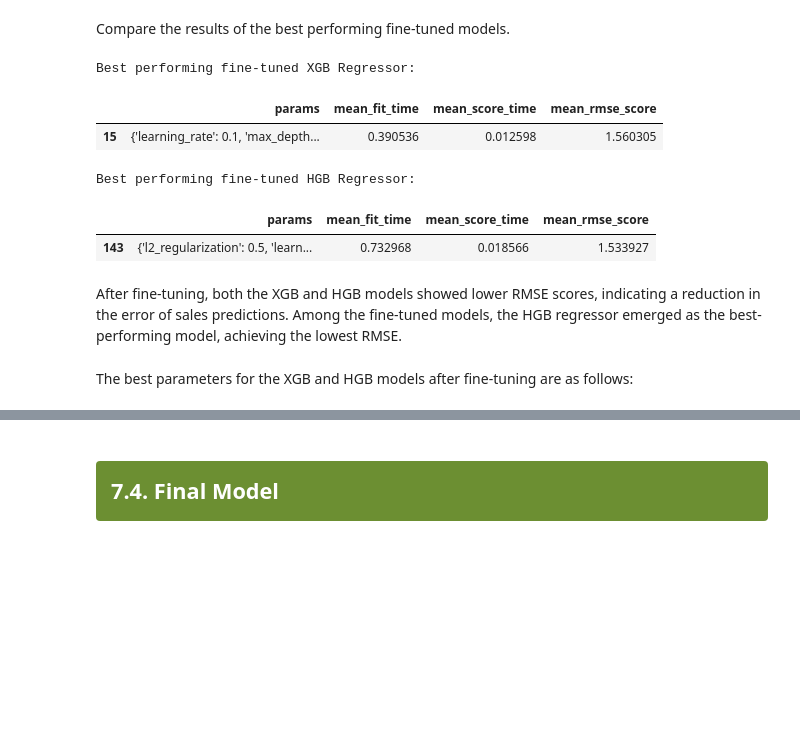
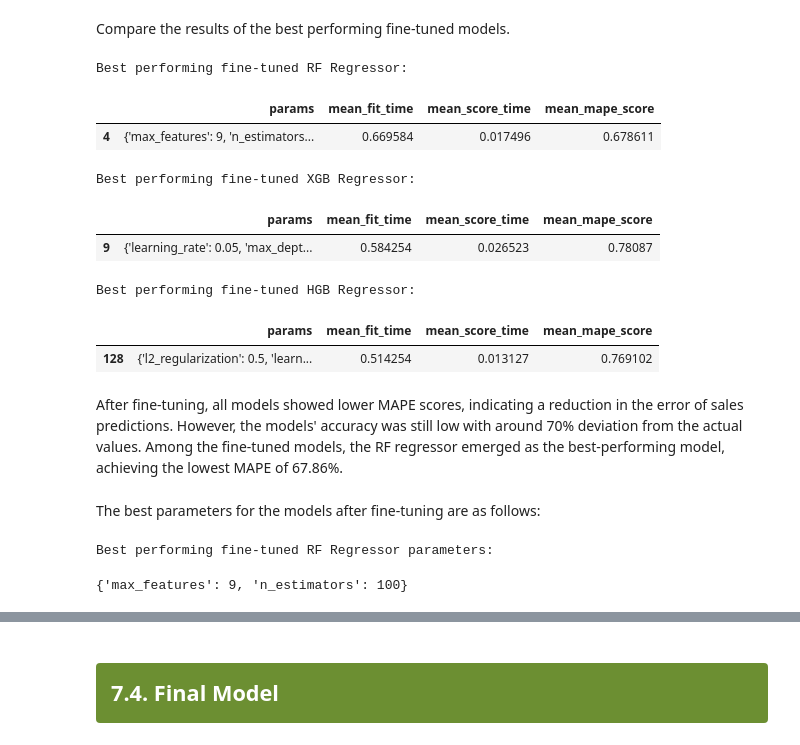
Before and after one commit to MeganHolborn/Avocado-price-optimisation, a Jupyter notebook: Notebook.ipynb, the cells around one changed output, grey strips where cells are left out. Saved outputs shown, nothing was run; the diff lists cells and outputs as text; code cells hidden in the pictures; blank space fills up the shorter version.

```diff
--- a/Notebook.ipynb
+++ b/Notebook.ipynb
@@ -711,6 +709,3 @@ Log transform the predictor variable, since its values are skewed to the right.
-# %%
-y_train = np.log(y_train)
-y_test = np.log(y_test)
 # %% [markdown]
 <h2 style="color: white; background-color: #6C8F32; margin: 8px; padding: 15px; padding-left: 15px; border-radius: 4px;">7.2. Model Selection and Evaluation</h2>
 # %% [markdown]
@@ -748,12 +745,10 @@ def baseline_model_comparison(model_types:dict, X_train, X_test, y_train, y_test
     for i, (name, model) in enumerate(model_types.items()):
 
         # Model cross validation
-        cv_results = cross_validate(model, X=X_train, y=y_train, scoring=['neg_root_mean_squared_error'], cv=5, verbose=False)
+        cv = KFold(n_splits=5, shuffle=False)
+        cv_results = cross_validate(model, X=X_train, y=y_train, scoring='neg_mean_absolute_percentage_error', cv=cv, verbose=False)
         mean_cv_results = pd.DataFrame(cv_results).mean(axis=0)
-        mean_cv_results.rename({'test_neg_root_mean_squared_error': 'neg_log_rmse'}, inplace=True)
-        mean_cv_results['log_rmse'] = -mean_cv_results['neg_log_rmse']
-        mean_cv_results.drop('neg_log_rmse', inplace=True)
-        mean_cv_results['rmse']=np.exp(mean_cv_results['log_rmse'])
+        mean_cv_results['test_score'] = -mean_cv_results['test_score']
         results[name] = mean_cv_results
 
         # Train the model
@@ -761,6 +756,9 @@ def baseline_model_comparison(model_types:dict, X_train, X_test, y_train, y_test
 
         # Get predicted y values
         y_pred = model.predict(X_test)
+
+        # The y units are in log units
+        # Convert actual and predicted y values back to original units
 
         # Plot actual vs predicted values
         axs[i,0].scatter(y_test, y_pred, alpha=0.6, color='#6C8F32')
@@ -832,11 +837,22 @@ Start by selecting the hyperparameters to be tuned and models for fine-tuning.
 # %%
+# Select models
+model_types = {
+        "RF Regressor": RandomForestRegressor(random_state=0),
+        "XGB Regressor": XGBRegressor(random_state=0),
+        "HGB Regressor": HistGradientBoostingRegressor(random_state=0)
+    }
+
 # Select hyperparameters
 hyperparameters = {
+    "RF Regressor": {
+        "n_estimators": [100, 200],
+        'max_features': [2, 5, 9],
+    },
     "XGB Regressor": {
         "n_estimators": [100, 200],
         "learning_rate": [0.01, 0.05, 0.10],
         "max_depth": [5, 7, 9],
-        "scoring": ["neg_root_mean_squared_error"]
+        "scoring": ['neg_mean_absolute_percentage_error']
     },
     "HGB Regressor": {
         "max_iter": [100, 200],
@@ -844,15 +860,9 @@ hyperparameters = {
         "max_depth": [5, 7, 9],
         "max_leaf_nodes": [50, 100],
         "l2_regularization": [0, 0.1, 0.25, 0.50],
-        "scoring": ["neg_root_mean_squared_error"]
+        "scoring": ['neg_mean_absolute_percentage_error']
     }
 }
-
-# Select models
-model_types = {
-        "XGB Regressor": XGBRegressor(random_state=0),
-        "HGB Regressor": HistGradientBoostingRegressor(random_state=0)
-    }
 # %% [markdown]
 Fine-tune the models. Keep track of the models' performance at different hyperparameter configurations.
 # %%
@@ -878,7 +888,8 @@ grid_model_results = {}
 
 for name, model in model_types.items():
     # Test hyperparameter combinations
-    grid_model = GridSearchCV(model, param_grid=hyperparameters[name], n_jobs=-1, scoring="neg_root_mean_squared_error")
+    cv = KFold(n_splits=5, shuffle=False)
+    grid_model = GridSearchCV(model, param_grid=hyperparameters[name], n_jobs=-1, cv=cv, scoring='neg_mean_absolute_percentage_error')
     grid_model.fit(X_train, y_train)
 
     # Store the models
@@ -888,7 +899,7 @@ for name, model in model_types.items():
     results = pd.DataFrame(grid_model.cv_results_)[
         ["params", "mean_test_score", "mean_fit_time", "mean_score_time"]
     ]
-    results["mean_rmse_score"] = np.exp(-results["mean_test_score"])
+    results["mean_mape_score"] = -results["mean_test_score"]
     results.drop(columns=["mean_test_score"], inplace=True)
 
     # Store the drid search results
@@ -903,7 +914,7 @@ for name, model in model_types.items():
             mlflow.log_params(run[0])
             # Log metrics
             metrics = {
-                "Mean RMSE": np.exp(-run[1]),
+                "Mean MAPE": -run[1],
                 "Mean Fit Time": run[2],
                 "Mean Test Time": run[3],
             }
@@ -911,23 +940,36 @@ for name, model in model_types.items():
 # %% [markdown]
 Compare the results of the best performing fine-tuned models.
+# %%
+print('Best performing fine-tuned RF Regressor:')
+grid_model_results['RF Regressor'].nsmallest(n=1, columns=['mean_mape_score'])
+# %% [output]
+Best performing fine-tuned RF Regressor:
+|  | params | mean_fit_time | mean_score_time | mean_mape_score |
+| 4 | {'max_features': 9, 'n_estimators... | 0.669584 | 0.017496 | 0.678611 |
 # %%
 print('Best performing fine-tuned XGB Regressor:')
-grid_model_results['XGB Regressor'].nsmallest(n=1, columns=['mean_rmse_score'])
+grid_model_results['XGB Regressor'].nsmallest(n=1, columns=['mean_mape_score'])
 # %% [output]
 Best performing fine-tuned XGB Regressor:
-|  | params | mean_fit_time | mean_score_time | mean_rmse_score |
-| 15 | {'learning_rate': 0.1, 'max_depth... | 0.390536 | 0.012598 | 1.560305 |
+|  | params | mean_fit_time | mean_score_time | mean_mape_score |
+| 9 | {'learning_rate': 0.05, 'max_dept... | 0.584254 | 0.026523 | 0.78087 |
 # %%
 print('Best performing fine-tuned HGB Regressor:')
-grid_model_results['HGB Regressor'].nsmallest(n=1, columns=['mean_rmse_score'])
+grid_model_results['HGB Regressor'].nsmallest(n=1, columns=['mean_mape_score'])
 # %% [output]
 Best performing fine-tuned HGB Regressor:
-|  | params | mean_fit_time | mean_score_time | mean_rmse_score |
-| 143 | {'l2_regularization': 0.5, 'learn... | 0.732968 | 0.018566 | 1.533927 |
+|  | params | mean_fit_time | mean_score_time | mean_mape_score |
+| 128 | {'l2_regularization': 0.5, 'learn... | 0.514254 | 0.013127 | 0.769102 |
 # %% [markdown]
-After fine-tuning, both the XGB and HGB models showed lower RMSE scores, indicating a reduction in the error of sales predictions. Among the fine-tuned models, the HGB regressor emerged as the best-performing model, achieving the lowest RMSE.
+After fine-tuning, all models showed lower MAPE scores, indicating a reduction in the error of sales predictions. However, the models' accuracy was still low with around 70% deviation from the actual values. Among the fine-tuned models, the RF regressor emerged as the best-performing model, achieving the lowest MAPE of 67.86%.
 # %% [markdown]
-The best parameters for the XGB and HGB models after fine-tuning are as follows:
+The best parameters for the models after fine-tuning are as follows:
+# %%
+print('Best performing fine-tuned RF Regressor parameters:')
+grid_models['RF Regressor'].best_params_
+# %% [output]
+Best performing fine-tuned RF Regressor parameters:
+{'max_features': 9, 'n_estimators': 100}
 # %%
 print('Best performing fine-tuned XGB Regressor parameters:')
 grid_models['XGB Regressor'].best_params_
```
Also changed, not shown: parts of 22 cells of this notebook.
